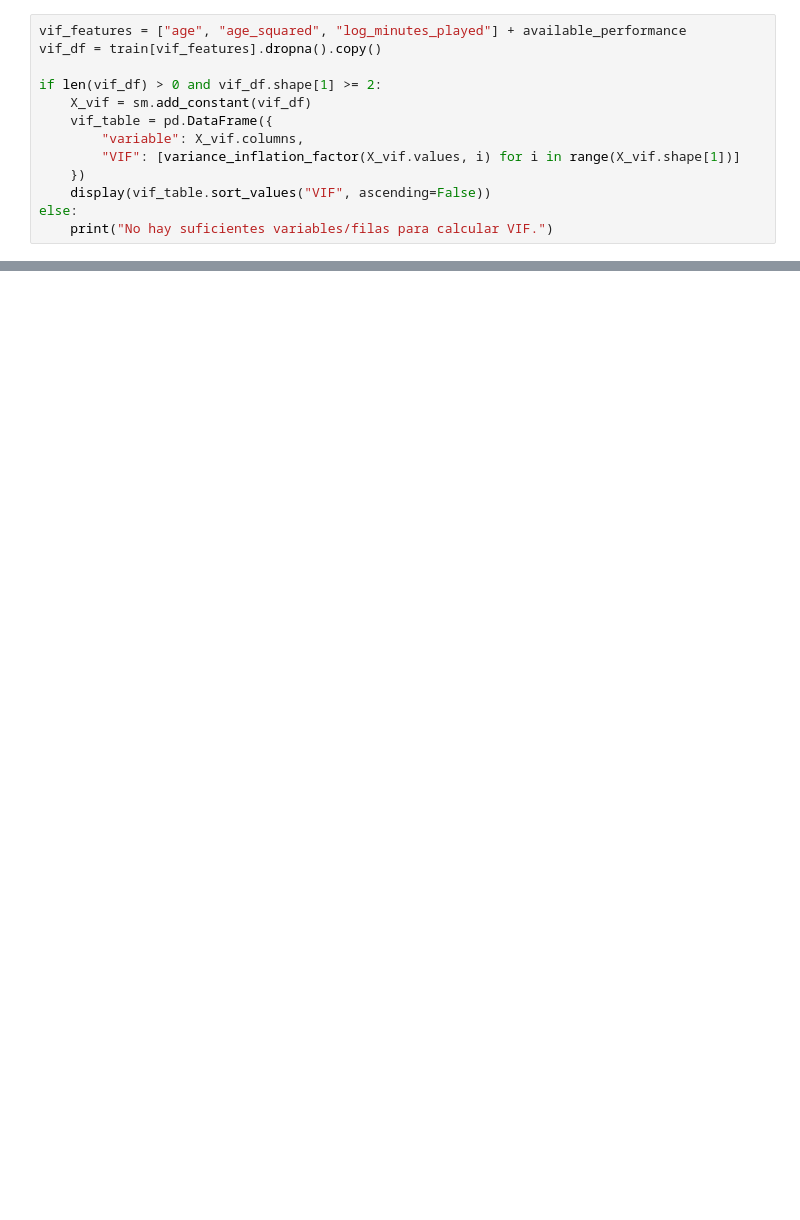
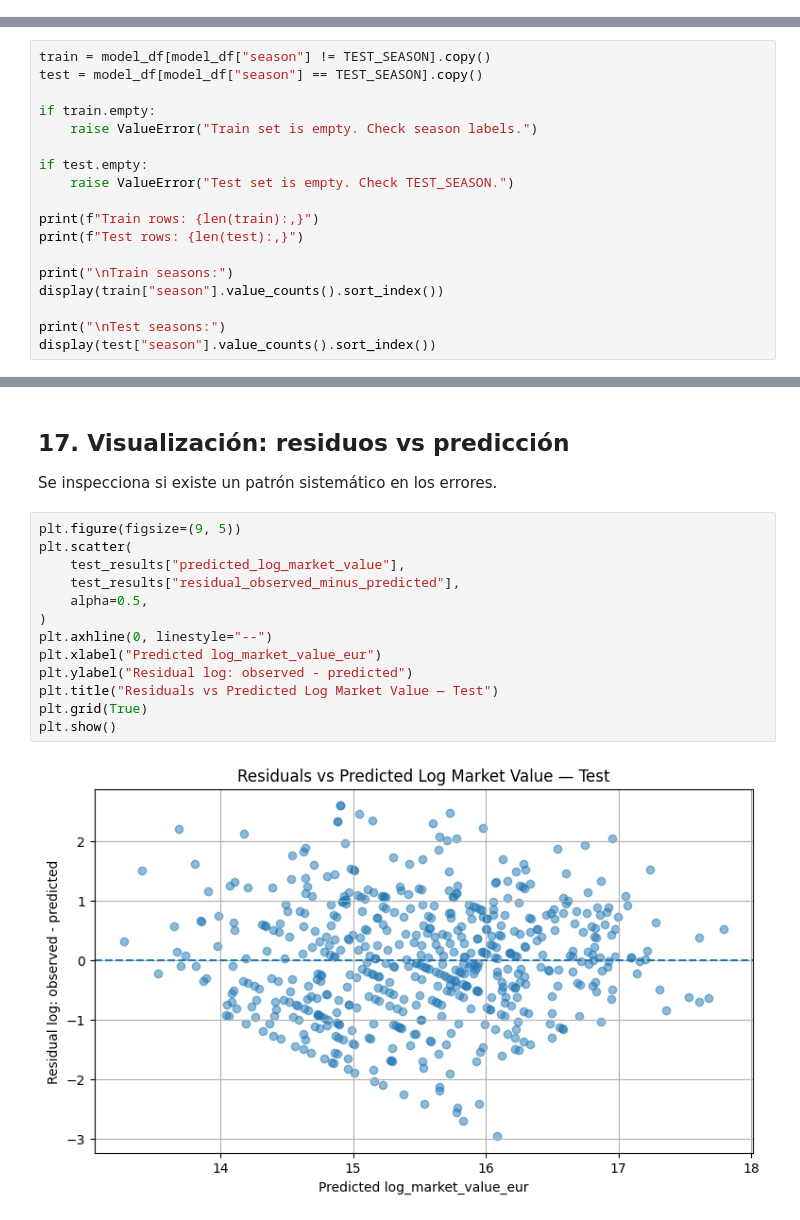
Before and after one commit to manuelpeba/market-value-football-tfm, a Jupyter notebook: notebooks/02_econometric_baseline.ipynb, the cells around one changed output, grey strips where cells are left out. Cells and saved outputs as stored; diff of their text form; blank space fills up the shorter version.

```diff
--- a/notebooks/02_econometric_baseline.ipynb
+++ b/notebooks/02_econometric_baseline.ipynb
@@ -575,13 +0,0 @@ plt.show()
-# %%
-vif_features = ["age", "age_squared", "log_minutes_played"] + available_performance
-vif_df = train[vif_features].dropna().copy()
-
-if len(vif_df) > 0 and vif_df.shape[1] >= 2:
-    X_vif = sm.add_constant(vif_df)
-    vif_table = pd.DataFrame({
-        "variable": X_vif.columns,
-        "VIF": [variance_inflation_factor(X_vif.values, i) for i in range(X_vif.shape[1])]
-    })
-    display(vif_table.sort_values("VIF", ascending=False))
-else:
-    print("No hay suficientes variables/filas para calcular VIF.")
@@ -844,0 +282,18 @@ Columns:
+# %%
+train = model_df[model_df["season"] != TEST_SEASON].copy()
+test = model_df[model_df["season"] == TEST_SEASON].copy()
+
+if train.empty:
+    raise ValueError("Train set is empty. Check season labels.")
+
+if test.empty:
+    raise ValueError("Test set is empty. Check TEST_SEASON.")
+
+print(f"Train rows: {len(train):,}")
+print(f"Test rows: {len(test):,}")
+
+print("\nTrain seasons:")
+display(train["season"].value_counts().sort_index())
+
+print("\nTest seasons:")
+display(test["season"].value_counts().sort_index())
@@ -844,0 +745,19 @@ Columns:
+# %% [markdown]
+## 17. Visualización: residuos vs predicción
+
+Se inspecciona si existe un patrón sistemático en los errores.
+# %%
+plt.figure(figsize=(9, 5))
+plt.scatter(
+    test_results["predicted_log_market_value"],
+    test_results["residual_observed_minus_predicted"],
+    alpha=0.5,
+)
+plt.axhline(0, linestyle="--")
+plt.xlabel("Predicted log_market_value_eur")
+plt.ylabel("Residual log: observed - predicted")
+plt.title("Residuals vs Predicted Log Market Value — Test")
+plt.grid(True)
+plt.show()
+# %% [output]
+[figure, added]
```
Also changed, not shown: parts of 73 cells of this notebook, 7 other files.
